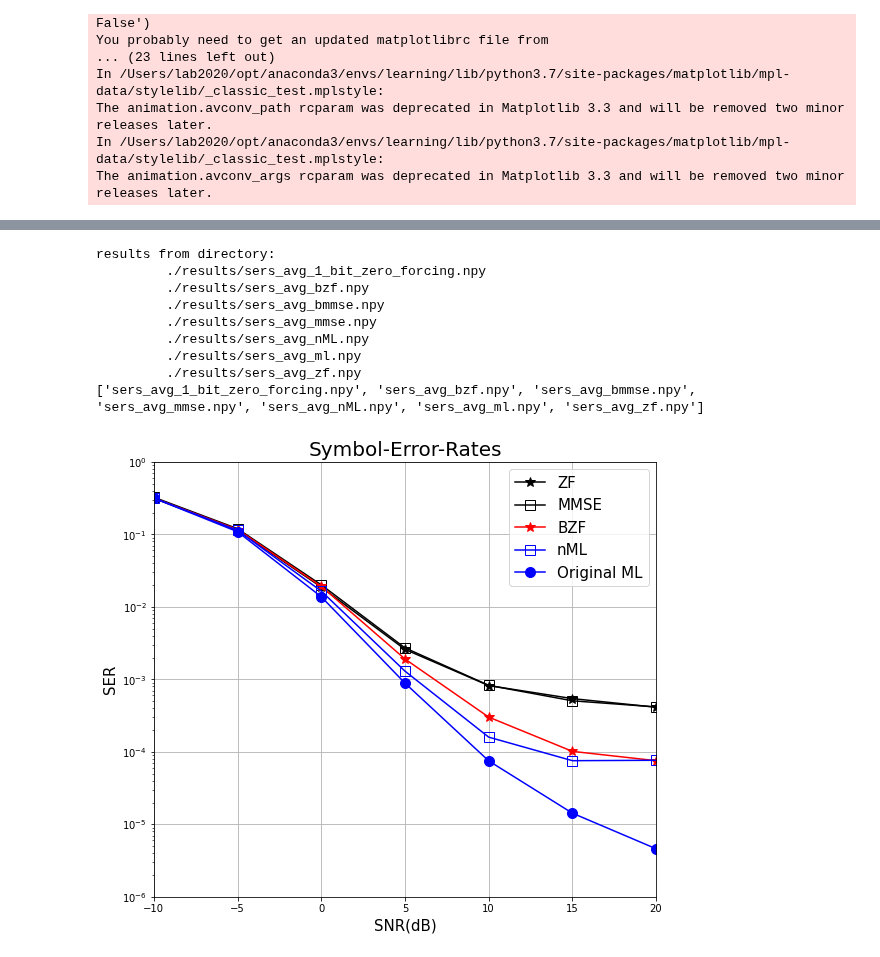
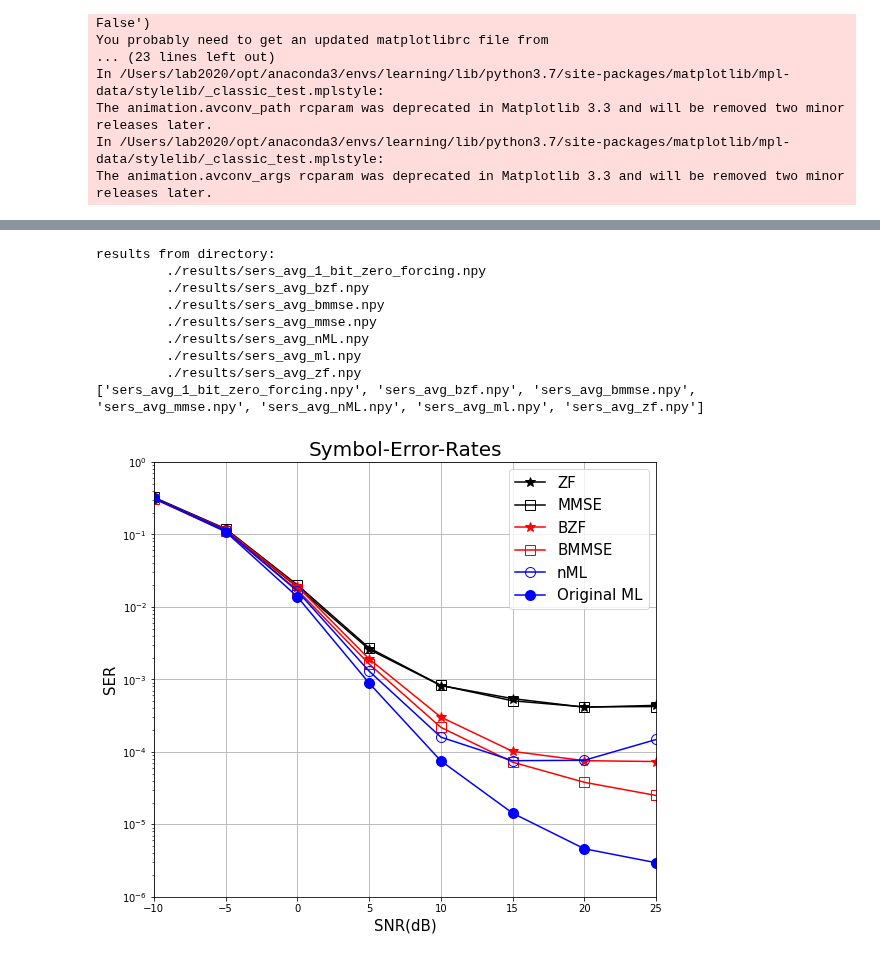
Before and after one commit to IISL-HYU/comm, a Jupyter notebook: run.ipynb, the cells around one changed output, grey strips where cells are left out. Drawn from its saved outputs; the diff is of its cells as text; code cells hidden in the pictures.

Commit message:
add bmmse results

```diff
--- a/run.ipynb
+++ b/run.ipynb
@@ -88,28 +88,30 @@ del sers_avg_mmse
 # %%
 keys, results = load_all_results()
 print(keys)
 
 plt.figure(figsize=(9, 8))
 # plt.semilogy(snr_lst[1:], results[2], '-s', )
 
+
 plt.semilogy(snr_lst, results[6], '-k*', markersize=10, label="ZF")
 plt.semilogy(snr_lst, results[3], '-ks', markersize=10, label="MMSE", fillstyle='none')
 plt.semilogy(snr_lst, results[1], '-r*', markersize=10, label="BZF")
-plt.semilogy(snr_lst, results[4], '-bs', markersize=10, label="nML", fillstyle='none')
+plt.semilogy(snr_lst, results[2], '-rs', markersize=10, label='BMMSE', fillstyle='none')
+plt.semilogy(snr_lst, results[4], '-bo', markersize=10, label="nML", fillstyle='none')
 plt.semilogy(snr_lst, results[5], '-bo', markersize=10, label="Original ML")
 
-plt.xlim([-10, 20]); plt.ylim([1e-6, 1e0])
+plt.xlim([-10, 25]); plt.ylim([1e-6, 1e0])
 plt.xlabel("SNR(dB)", fontsize=15); plt.ylabel("SER", fontsize=15); plt.title("Symbol-Error-Rates", fontsize=20)
 plt.grid(); plt.legend(fontsize=15)
 plt.show()
 # %% [output]
 results from directory:
          ./results/sers_avg_1_bit_zero_forcing.npy
          ./results/sers_avg_bzf.npy
          ./results/sers_avg_bmmse.npy
          ./results/sers_avg_mmse.npy
          ./results/sers_avg_nML.npy
          ./results/sers_avg_ml.npy
          ./results/sers_avg_zf.npy
 ['sers_avg_1_bit_zero_forcing.npy', 'sers_avg_bzf.npy', 'sers_avg_bmmse.npy', 'sers_avg_mmse.npy', 'sers_avg_nML.npy', 'sers_avg_ml.npy', 'sers_avg_zf.npy']
-[figure, old version]
+[figure, new version]
```
Also changed, not shown: parts of 3 cells of this notebook, 1 other file.
